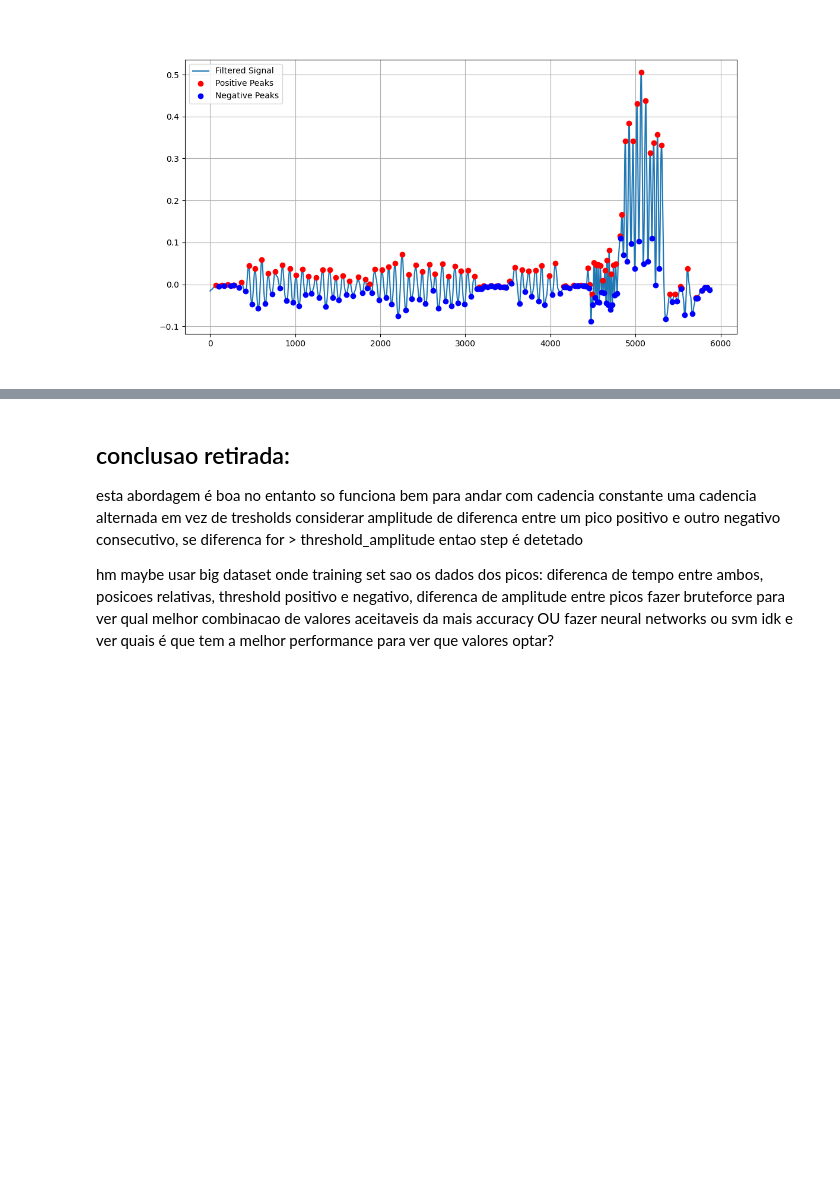
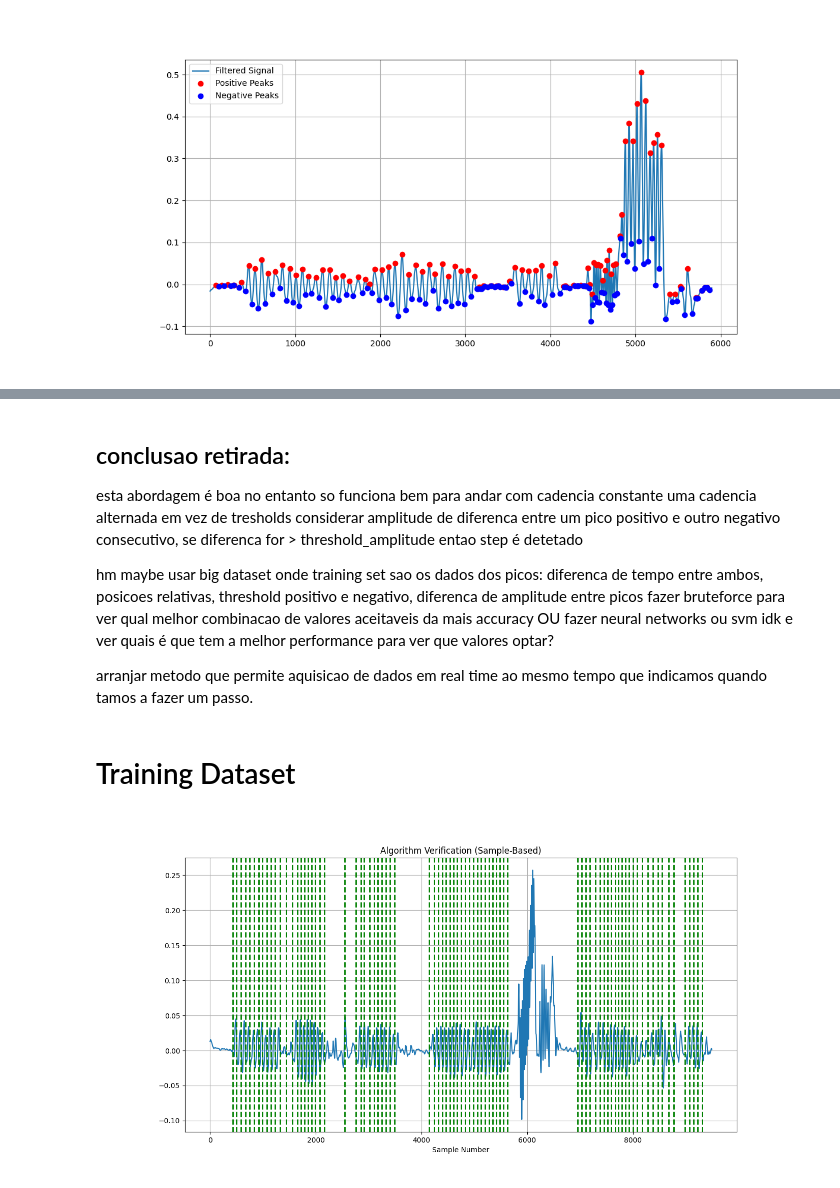
Before and after one commit to farrucho/StepCounter-TSC, a Jupyter notebook: analisar/notebook.ipynb, the cells around one changed output, grey strips where cells are left out. Cells and saved outputs as stored; diff of their text form; code cells hidden in the pictures; blank space fills up the shorter version.

```diff
--- a/analisar/notebook.ipynb
+++ b/analisar/notebook.ipynb
@@ -10,7 +10,7 @@ import numpy as np
 
 # === CONFIGURATION ===
 # --- Step 1: Set the name of your .txt file here ---
-filename = "40_steps.txt"  # <--- CHANGE THIS
+filename = "../data/40_steps.txt"  # <--- CHANGE THIS
 # filename = "10_mais_10.txt"  # <--- CHANGE THIS
 
 collumn_names = ['ax', 'ay', 'az', 'gx', 'gy', 'gz']
@@ -398,3 +399,42 @@ hm maybe usar big dataset onde training set sao os dados dos picos:
  diferenca de tempo entre ambos, posicoes relativas, threshold positivo e negativo, diferenca de amplitude entre picos
  fazer bruteforce para ver qual melhor combinacao de valores aceitaveis da mais accuracy OU
  fazer neural networks ou svm idk e ver quais é que tem a melhor performance para ver que valores optar?
+
+arranjar metodo que permite aquisicao de dados em real time ao mesmo tempo que indicamos quando tamos a fazer um passo.
+# %% [markdown]
+# Training Dataset
+# %%
+import pandas as pd
+import matplotlib.pyplot as plt
+
+# Load the recorded data and your manual sample numbers
+sensor_data = pd.read_csv("../data/sensor_data.csv")
+manual_steps = pd.read_csv("../data/manual_step_samples.csv")
+
+# This will give you a list of detected step *indices*, which is exactly what you need.
+# For example:
+# detected_step_indices = [150, 220, 285, ...]
+
+sensor_data['ax_lp'] = exponential_moving_average(sensor_data['ax'] , alpha=alpha)
+sensor_data['ay_lp'] = exponential_moving_average(sensor_data['ay'] , alpha=alpha)
+sensor_data['az_lp'] = exponential_moving_average(sensor_data['az'] , alpha=alpha)
+
+sensor_data['accel_magnitude_lp'] = np.sqrt(sensor_data['ax_lp']**2 + sensor_data['ay_lp']**2 + sensor_data['az_lp']**2) - 1
+
+
+signal = np.array(simple_moving_average(sensor_data['accel_magnitude_lp'], optimal_w))
+
+plt.figure(figsize=(14, 7))
+plt.plot(signal, label='Processed Accel Signal')
+
+# # Plot the manual steps as vertical lines at the recorded sample numbers
+for sample_num in manual_steps['sample_number']:
+    plt.axvline(x=sample_num, color='g', linestyle='--', linewidth=2, label='Manual Step (Ground Truth)')
+
+
+plt.title("Algorithm Verification (Sample-Based)")
+plt.xlabel("Sample Number")
+plt.grid(True)
+plt.show()
+# %% [output]
+[figure, added]
```
Also changed, not shown: parts of 13 cells of this notebook, 5 other files.
